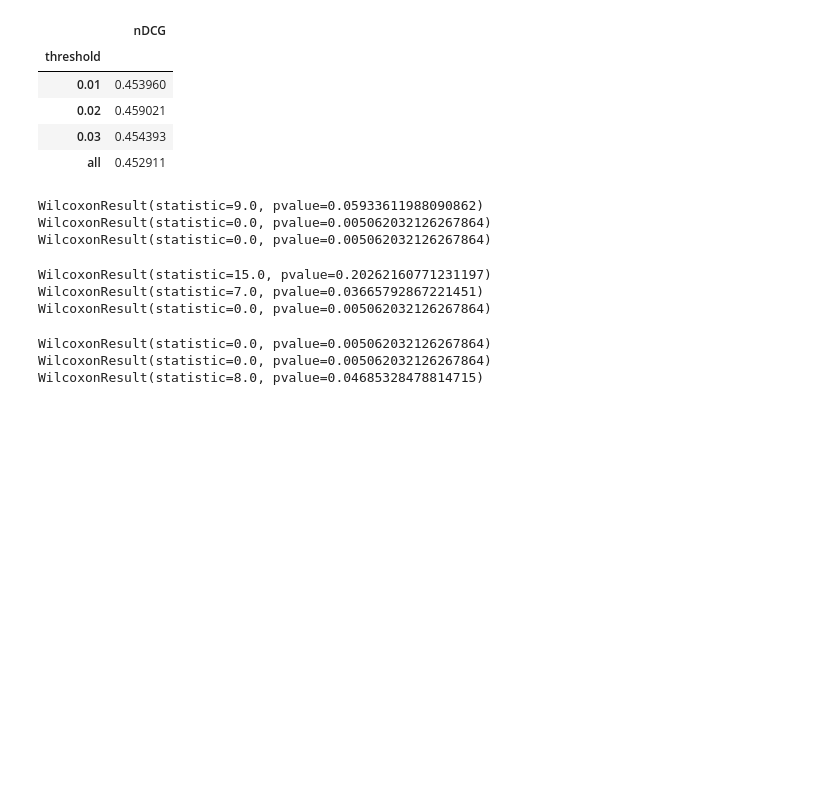
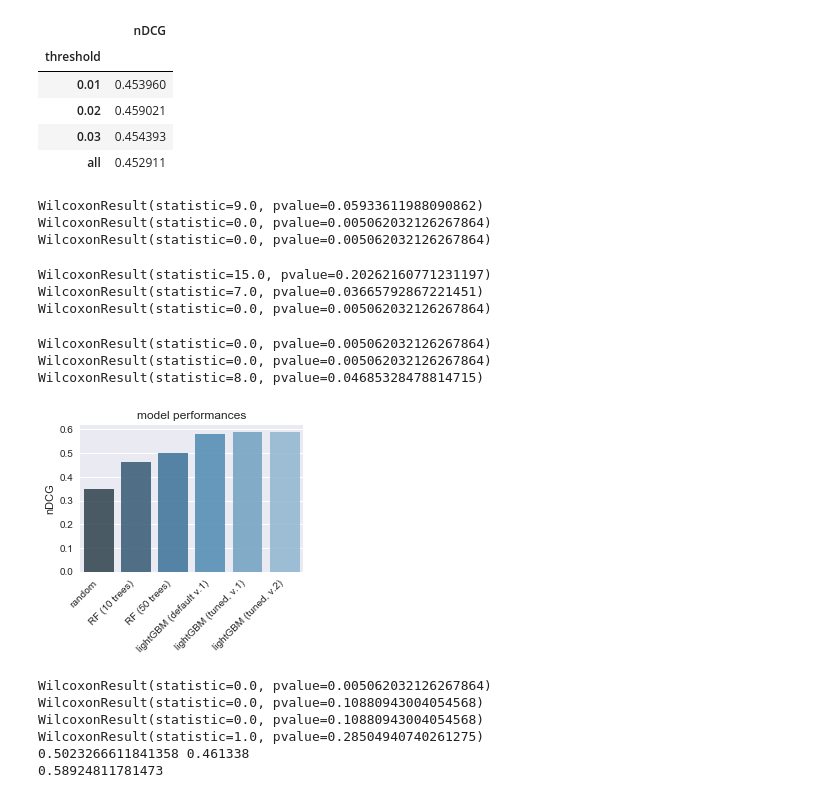
Before and after one commit to FionaLippert/DataMining, a Jupyter notebook: assignment2/statistical_tests.ipynb, the cells around one changed output. Cells and saved outputs as stored; diff of their text form; code cells hidden in the pictures; blank space fills up the shorter version.

Commit message:
final performances and plots

```diff
--- a/assignment2/statistical_tests.ipynb
+++ b/assignment2/statistical_tests.ipynb
@@ -94,0 +89,32 @@ plt.title("model comparison")
+# %%
+performances = pd.DataFrame()
+performances['nDCG'] = [0.35029756683476393, 0.3512945353964013, 0.35042918813804963, 0.3489432817393897, 0.35201724896314485, 0.46044, 0.45956, 0.46227, 0.46212, 0.46173, 0.46133, 0.46178, 0.46476, 0.45887, 0.46052, 0.4987536541981489, 0.4989099733211972, 0.5032678305462283, 0.503771378897987, 0.5057911727017712, 0.49984405076463123, 0.5032023706929742, 0.5042259184568814, 0.5012913423922873, 0.5042089198692519, 0.58083045804954381, 0.58182261104912247, 0.5813242075467403, 0.58817624642878641, 0.59038176597326741, 0.59001861806816736, 0.58827098467103645, 0.5898207180505779, 0.58965265072257556]
+performances['model'] = ['random','random','random','random','random','RF (10 trees)','RF (10 trees)','RF (10 trees)','RF (10 trees)','RF (10 trees)','RF (10 trees)','RF (10 trees)','RF (10 trees)','RF (10 trees)','RF (10 trees)','RF (50 trees)','RF (50 trees)','RF (50 trees)','RF (50 trees)','RF (50 trees)','RF (50 trees)','RF (50 trees)','RF (50 trees)','RF (50 trees)','RF (50 trees)', 'lightGBM (default v.1)','lightGBM (default v.1)','lightGBM (default v.1)', 'lightGBM (tuned, v.1)','lightGBM (tuned, v.1)','lightGBM (tuned, v.1)', 'lightGBM (tuned, v.2)', 'lightGBM (tuned, v.2)', 'lightGBM (tuned, v.2)']
+sns.set(style="darkgrid")
+plt.figure(figsize=(4,2.7))
+ax = sns.barplot(x="model", y="nDCG", data=performances, ci=None, alpha=0.9, palette="Blues_d")
+plt.title("model performances")
+plt.xticks(rotation=45, ha='right')
+plt.xlabel('')
+plt.savefig("output/model_performance.pdf", bbox_inches='tight')
+# %% [output]
+[figure, added]
+# %%
+RF_10 = [0.46044, 0.45956, 0.46227, 0.46212, 0.46173, 0.46133, 0.46178, 0.46476, 0.45887, 0.46052]
+RF_50 = [0.4987536541981489, 0.4989099733211972, 0.5032678305462283, 0.503771378897987, 0.5057911727017712, 0.49984405076463123, 0.5032023706929742, 0.5042259184568814, 0.5012913423922873, 0.5042089198692519]
+GBM_no_tuning_v1 = [0.58083045804954381, 0.58182261104912247, 0.5813242075467403]
+GBM_with_tuning_v1 = [0.58817624642878641, 0.59038176597326741, 0.59001861806816736]
+GBM_with_tuning_v2 = [0.58827098467103645, 0.5898207180505779, 0.58965265072257556]
+print(scipy.stats.wilcoxon(RF_10, RF_50))
+print(scipy.stats.wilcoxon(GBM_no_tuning_v1, GBM_with_tuning_v1))
+print(scipy.stats.wilcoxon(GBM_no_tuning_v1, GBM_with_tuning_v2))
+print(scipy.stats.wilcoxon(GBM_with_tuning_v1, GBM_with_tuning_v2))
+print(np.mean(RF_50), np.mean(RF_10))
+print(np.mean(GBM_with_tuning_v2))
+# %% [output]
+WilcoxonResult(statistic=0.0, pvalue=0.005062032126267864)
+WilcoxonResult(statistic=0.0, pvalue=0.10880943004054568)
+WilcoxonResult(statistic=0.0, pvalue=0.10880943004054568)
+WilcoxonResult(statistic=1.0, pvalue=0.28504940740261275)
+0.5023266611841358 0.461338
+0.58924811781473
```
Also changed, not shown: parts of 1 cell of this notebook.
